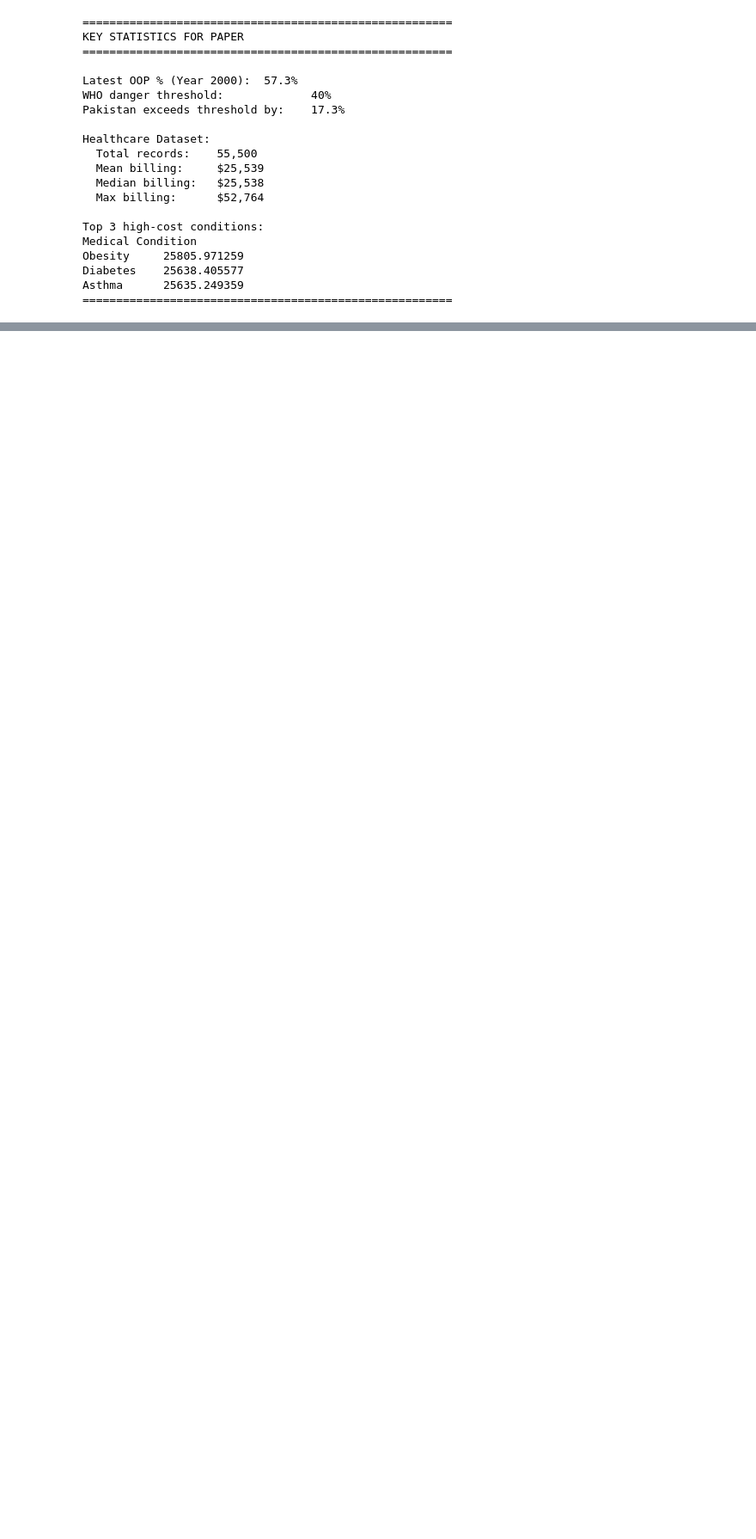
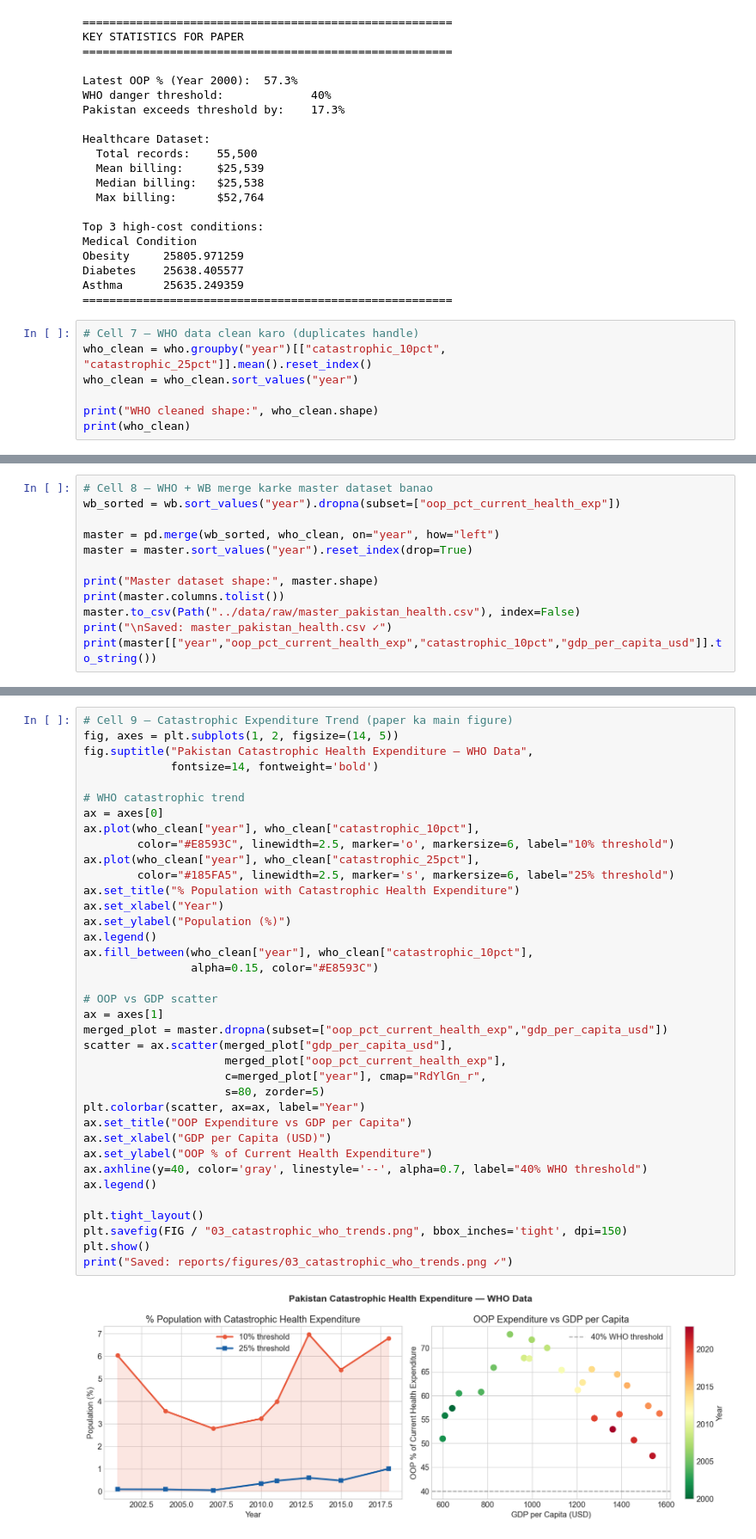
Before and after one commit to Asif5588-M/catastrophic-health-expenditure-pakistan, a Jupyter notebook: notebooks/01_eda.ipynb, the cells around one changed output, grey strips where cells are left out. Shown at 86% size. Saved outputs shown, nothing was run; the diff lists cells and outputs as text; blank space fills up the shorter version.

Commit message:
feat: EDA complete — WHO cleaned, master dataset, feature engineering

```diff
--- a/notebooks/01_eda.ipynb
+++ b/notebooks/01_eda.ipynb
@@ -193,3 +193,10 @@ Obesity     25805.971259
 Diabetes    25638.405577
 Asthma      25635.249359
 =======================================================
+# %%
+# Cell 7 — WHO data clean karo (duplicates handle)
+who_clean = who.groupby("year")[["catastrophic_10pct", "catastrophic_25pct"]].mean().reset_index()
+who_clean = who_clean.sort_values("year")
+
+print("WHO cleaned shape:", who_clean.shape)
+print(who_clean)
@@ -195,0 +214,12 @@ Asthma      25635.249359
+# %%
+# Cell 8 — WHO + WB merge karke master dataset banao
+wb_sorted = wb.sort_values("year").dropna(subset=["oop_pct_current_health_exp"])
+
+master = pd.merge(wb_sorted, who_clean, on="year", how="left")
+master = master.sort_values("year").reset_index(drop=True)
+
+print("Master dataset shape:", master.shape)
+print(master.columns.tolist())
+master.to_csv(Path("../data/raw/master_pakistan_health.csv"), index=False)
+print("\nSaved: master_pakistan_health.csv ✓")
+print(master[["year","oop_pct_current_health_exp","catastrophic_10pct","gdp_per_capita_usd"]].to_string())
@@ -195,0 +244,39 @@ Asthma      25635.249359
+# %%
+# Cell 9 — Catastrophic Expenditure Trend (paper ka main figure)
+fig, axes = plt.subplots(1, 2, figsize=(14, 5))
+fig.suptitle("Pakistan Catastrophic Health Expenditure — WHO Data",
+             fontsize=14, fontweight='bold')
+
+# WHO catastrophic trend
+ax = axes[0]
+ax.plot(who_clean["year"], who_clean["catastrophic_10pct"],
+        color="#E8593C", linewidth=2.5, marker='o', markersize=6, label="10% threshold")
+ax.plot(who_clean["year"], who_clean["catastrophic_25pct"],
+        color="#185FA5", linewidth=2.5, marker='s', markersize=6, label="25% threshold")
+ax.set_title("% Population with Catastrophic Health Expenditure")
+ax.set_xlabel("Year")
+ax.set_ylabel("Population (%)")
+ax.legend()
+ax.fill_between(who_clean["year"], who_clean["catastrophic_10pct"],
+                alpha=0.15, color="#E8593C")
+
+# OOP vs GDP scatter
+ax = axes[1]
+merged_plot = master.dropna(subset=["oop_pct_current_health_exp","gdp_per_capita_usd"])
+scatter = ax.scatter(merged_plot["gdp_per_capita_usd"],
+                     merged_plot["oop_pct_current_health_exp"],
+                     c=merged_plot["year"], cmap="RdYlGn_r",
+                     s=80, zorder=5)
+plt.colorbar(scatter, ax=ax, label="Year")
+ax.set_title("OOP Expenditure vs GDP per Capita")
+ax.set_xlabel("GDP per Capita (USD)")
+ax.set_ylabel("OOP % of Current Health Expenditure")
+ax.axhline(y=40, color='gray', linestyle='--', alpha=0.7, label="40% WHO threshold")
+ax.legend()
+
+plt.tight_layout()
+plt.savefig(FIG / "03_catastrophic_who_trends.png", bbox_inches='tight', dpi=150)
+plt.show()
+print("Saved: reports/figures/03_catastrophic_who_trends.png ✓")
+# %% [output]
+[figure, added]
```
Also changed, not shown: parts of 4 cells of this notebook, 2 other files.
